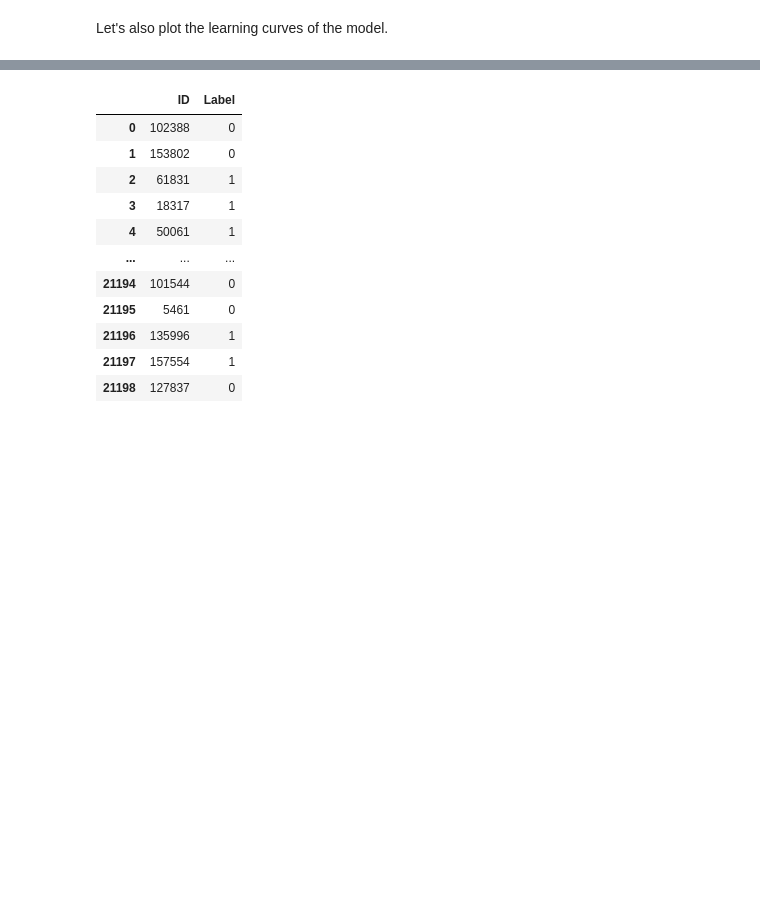
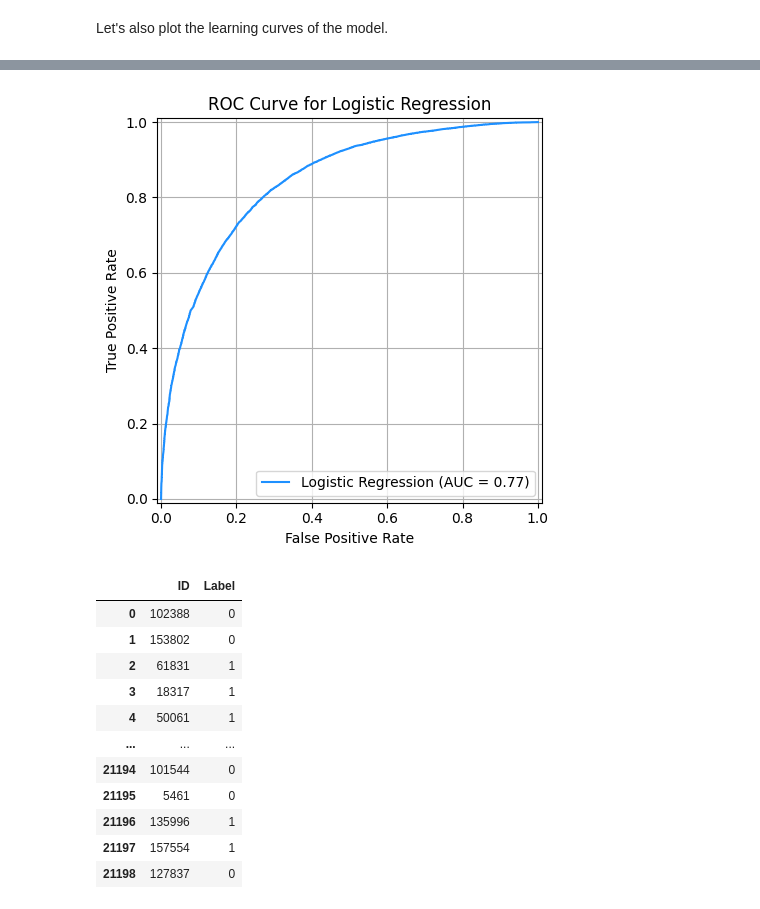
Before and after one commit to AntonisZks/Deep-Learning-for-Natural-Language-Processing, a Jupyter notebook: Notebooks/natural-language-processing.ipynb, the cells around one changed output, grey strips where cells are left out. Saved outputs shown, nothing was run; the diff lists cells and outputs as text; code cells hidden in the pictures; blank space fills up the shorter version.

Commit message:
Added ROC curve

```diff
--- a/Notebooks/natural-language-processing.ipynb
+++ b/Notebooks/natural-language-processing.ipynb
@@ -590,3 +590,25 @@ plt.show()
+# %%
+# Exctarct the ROC curve of the model
+from sklearn.metrics import roc_curve, RocCurveDisplay
+
+y_pred_proba = model.predict_proba(X_val)[:, 1]
+fpr, tpr, _ = roc_curve(y_val, y_pred_proba)
+
+roc_display = RocCurveDisplay(
+  fpr=fpr,
+  tpr=tpr,
+  roc_auc=model.score(X_val, y_val),
+  estimator_name="Logistic Regression",
+)
+roc_display.plot(color='dodgerblue')
+
+plt.title("ROC Curve for Logistic Regression")
+plt.grid(True)
+
+plt.tight_layout()
+plt.show()
+# %% [output]
+[figure, added]
 # %%
 y_pred = model.predict(X_test)
 
```
Also changed, not shown: parts of 18 cells of this notebook, 1 other file.
